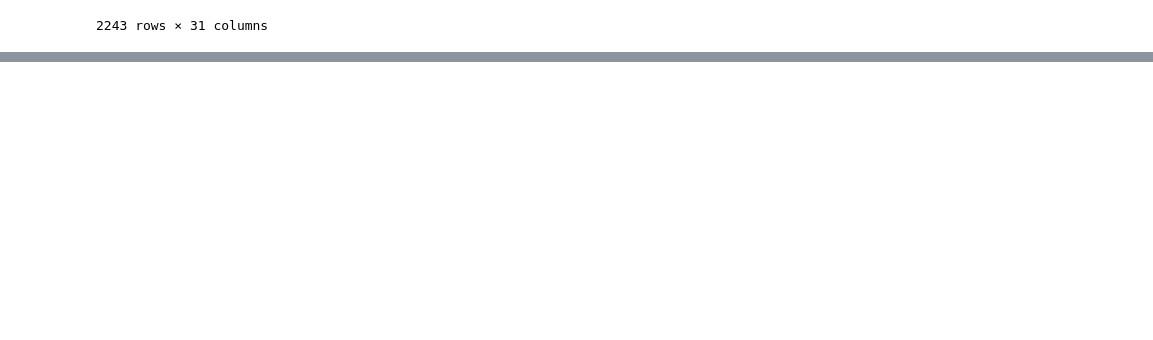
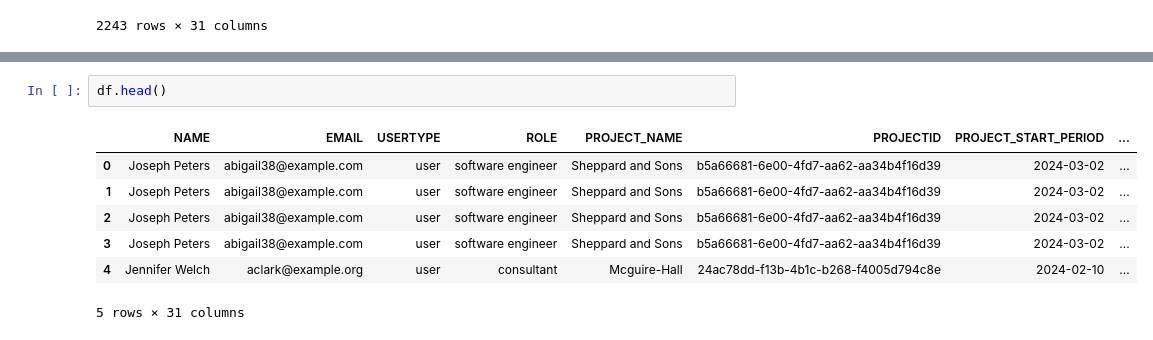
Before and after one commit to Mithun120/final_project, a Jupyter notebook: faker/fulldata.ipynb, the cells around one changed output, grey strips where cells are left out. Saved outputs shown, nothing was run; the diff lists cells and outputs as text; blank space fills up the shorter version.

```diff
--- a/faker/fulldata.ipynb
+++ b/faker/fulldata.ipynb
@@ -95,0 +118,10 @@ df
+# %%
+df.head()
+# %% [output]
+|  | NAME | EMAIL | USERTYPE | ROLE | PROJECT_NAME | PROJECTID | PROJECT_START_PERIOD | ... |
+| 0 | Joseph Peters | abigail38@example.com | user | software engineer | Sheppard and Sons | b5a66681-6e00-4fd7-aa62-aa34b4f16d39 | 2024-03-02 | ... |
+| 1 | Joseph Peters | abigail38@example.com | user | software engineer | Sheppard and Sons | b5a66681-6e00-4fd7-aa62-aa34b4f16d39 | 2024-03-02 | ... |
+| 2 | Joseph Peters | abigail38@example.com | user | software engineer | Sheppard and Sons | b5a66681-6e00-4fd7-aa62-aa34b4f16d39 | 2024-03-02 | ... |
+| 3 | Joseph Peters | abigail38@example.com | user | software engineer | Sheppard and Sons | b5a66681-6e00-4fd7-aa62-aa34b4f16d39 | 2024-03-02 | ... |
+| 4 | Jennifer Welch | aclark@example.org | user | consultant | Mcguire-Hall | 24ac78dd-f13b-4b1c-b268-f4005d794c8e | 2024-02-10 | ... |
+5 rows × 31 columns
```
Also changed, not shown: parts of 8 cells of this notebook.
